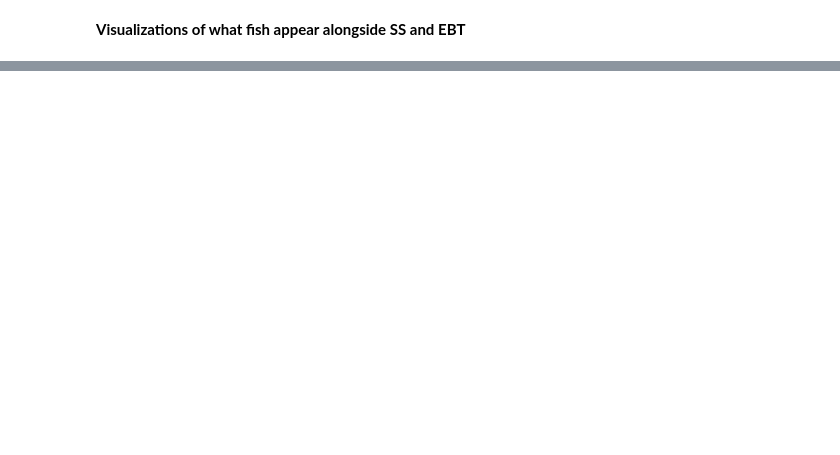
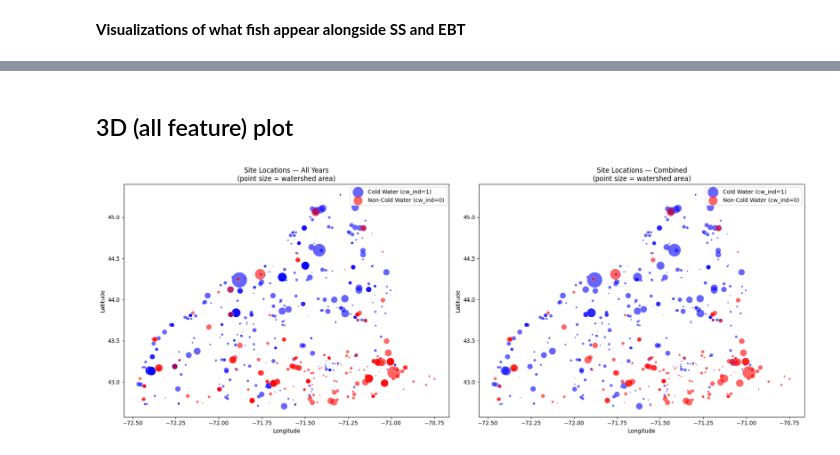
Before and after one commit to ShamSarris/nhdes-cw-stream-modelling, a Jupyter notebook: src/data_prep.ipynb, the cells around one changed output, grey strips where cells are left out. Drawn from its saved outputs; the diff is of its cells as text; code cells hidden in the pictures; blank space fills up the shorter version.

```diff
--- a/src/data_prep.ipynb
+++ b/src/data_prep.ipynb
@@ -536,0 +537,35 @@ plt.show()
+# %% [markdown]
+## 3D (all feature) plot
+# %%
+import pandas as pd
+import matplotlib.pyplot as plt
+
+datasets = {
+    'All Years': pd.read_csv('./data/site_species_presence.csv'),
+    'Combined': pd.read_csv('./data/site_species_presence_combined.csv'),
+}
+
+fig, axes = plt.subplots(1, 2, figsize=(18, 7))
+
+for ax, (title, data) in zip(axes, datasets.items()):
+    for cw_val, label, color in [(1, 'Cold Water (cw_ind=1)', 'blue'), (0, 'Non-Cold Water (cw_ind=0)', 'red')]:
+        mask = data['cw_ind'] == cw_val
+        ax.scatter(
+            data.loc[mask, 'longitude'],
+            data.loc[mask, 'latitude'],
+            s=data.loc[mask, 'watershed_area'] * 3,
+            c=color,
+            alpha=0.6,
+            edgecolors='white',
+            linewidths=0.4,
+            label=label
+        )
+    ax.set_xlabel('Longitude')
+    ax.set_ylabel('Latitude')
+    ax.set_title(f'Site Locations — {title}\n(point size = watershed area)')
+    ax.legend()
+
+plt.tight_layout()
+plt.show()
+# %% [output]
+[figure, added]
```
Also changed, not shown: parts of 3 cells of this notebook, 16 other files.
